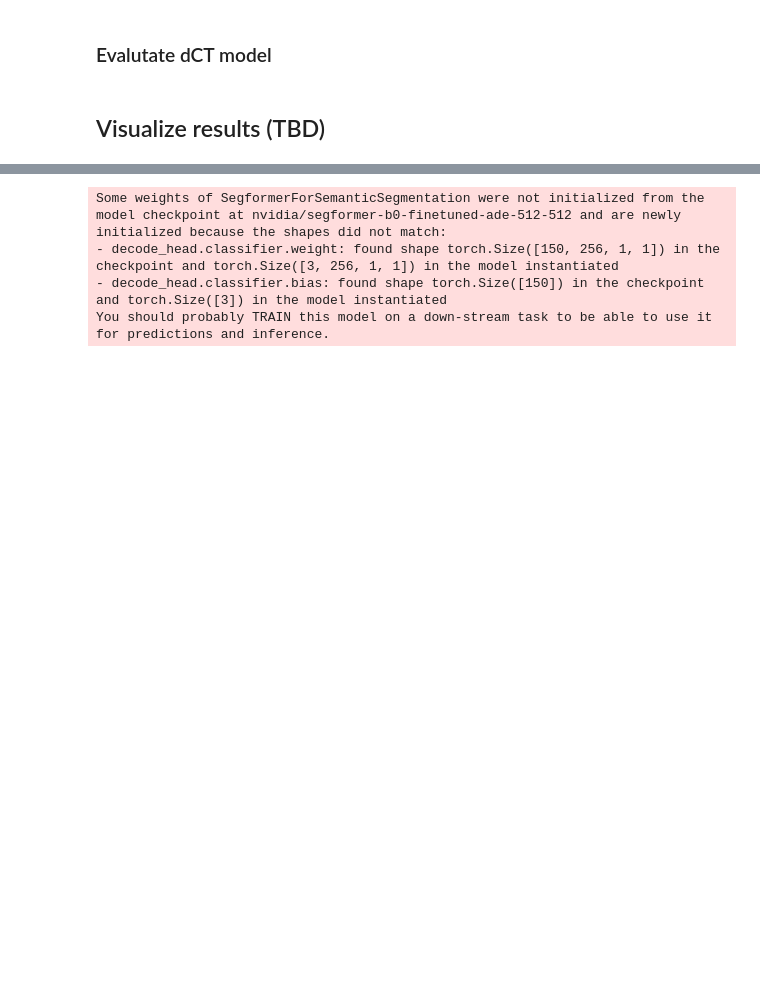
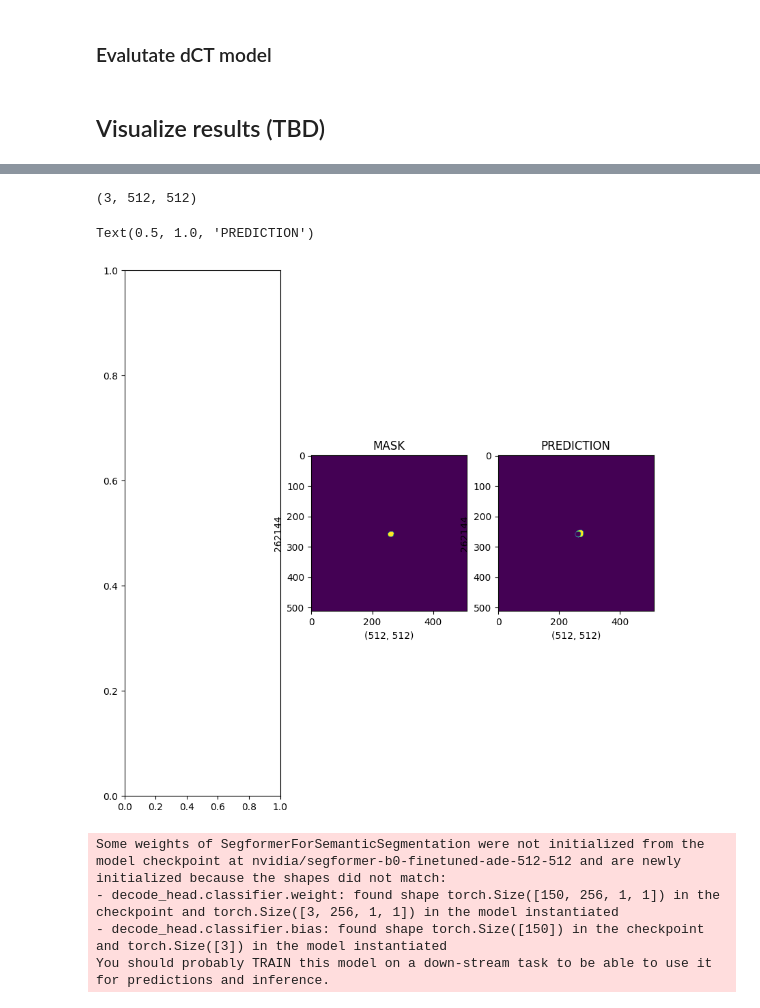
Before and after one commit to BME6938-SPR2023/final_project, a Jupyter notebook: PelvicSegmentation.ipynb, the cells around one changed output, grey strips where cells are left out. Saved outputs shown, nothing was run; the diff lists cells and outputs as text; code cells hidden in the pictures; blank space fills up the shorter version.

```diff
--- a/PelvicSegmentation.ipynb
+++ b/PelvicSegmentation.ipynb
@@ -609,7 +638,7 @@ from datasets import Metric
 # %%
 from transformers import TrainingArguments
 
-epochs = 300
+epochs = 5
 lr = 0.00006
 batch_size = 4
 
@@ -715,0 +841,2 @@ TrainOutput(global_step=22500, training_loss=0.007567016396160599, metrics={'tra
+# %%
+trainer.train()
@@ -858,0 +1035,2 @@ trainer3.evaluate(t2_valid_dataset)
+# %%
+prediction_image = trainer.predict(stk_valid_dataset)
@@ -859,21 +1056,37 @@ trainer3.evaluate(t2_valid_dataset)
+# %%
+output = prediction_image[1]
+class_predictions = np.argmax(output[:3], axis=0)
+
+# convert the class predictions to a 3D array with uint8 data type
+prediction_image = class_predictions.astype(np.uint8)
+# %%
+stk_valid_dataset[1]['pixel_values'].numpy().astype(np.uint8).squeeze().shape
+# %% [output]
+(3, 512, 512)
 # %%
-
-Predict_Mask = prediction_image
+# ]np.argmax(output[:3], axis=0)
+img = stk_valid_dataset[1]['pixel_values'].numpy().astype(np.uint8)
+img = np.squeeze(img)
+label = stk_valid_dataset[1]['labels'].numpy().astype(np.uint8)
+pred_img = prediction_image
 
 figure,axis = plt.subplots(1,3,figsize=(10,10))
-Plot_Color_Op = axis[0].imshow(img)
-axis[0].set_xlabel(img.shape)
-axis[0].set_ylabel(img.size)
-axis[0].set_title("IMAGE")
+# axis[0].imshow(img)
+# axis[0].set_xlabel(img.shape)
+# axis[0].set_ylabel(img.size)
+# axis[0].set_title("IMAGE")
 
 axis[1].imshow(label)
 axis[1].set_xlabel(label.shape)
 axis[1].set_ylabel(label.size)
 axis[1].set_title("MASK")
-axis[2].imshow(Predict_Mask)
-axis[2].set_xlabel(Predict_Mask.shape)
-axis[2].set_ylabel(Predict_Mask.size)
+axis[2].imshow(pred_img)
+axis[2].set_xlabel(pred_img.shape)
+axis[2].set_ylabel(pred_img.size)
 axis[2].set_title("PREDICTION")
+# %% [output]
+Text(0.5, 1.0, 'PREDICTION')
+[figure, added]
 # %%
 # from datasets import load_dataset
 
```
Also changed, not shown: parts of 21 cells of this notebook.
